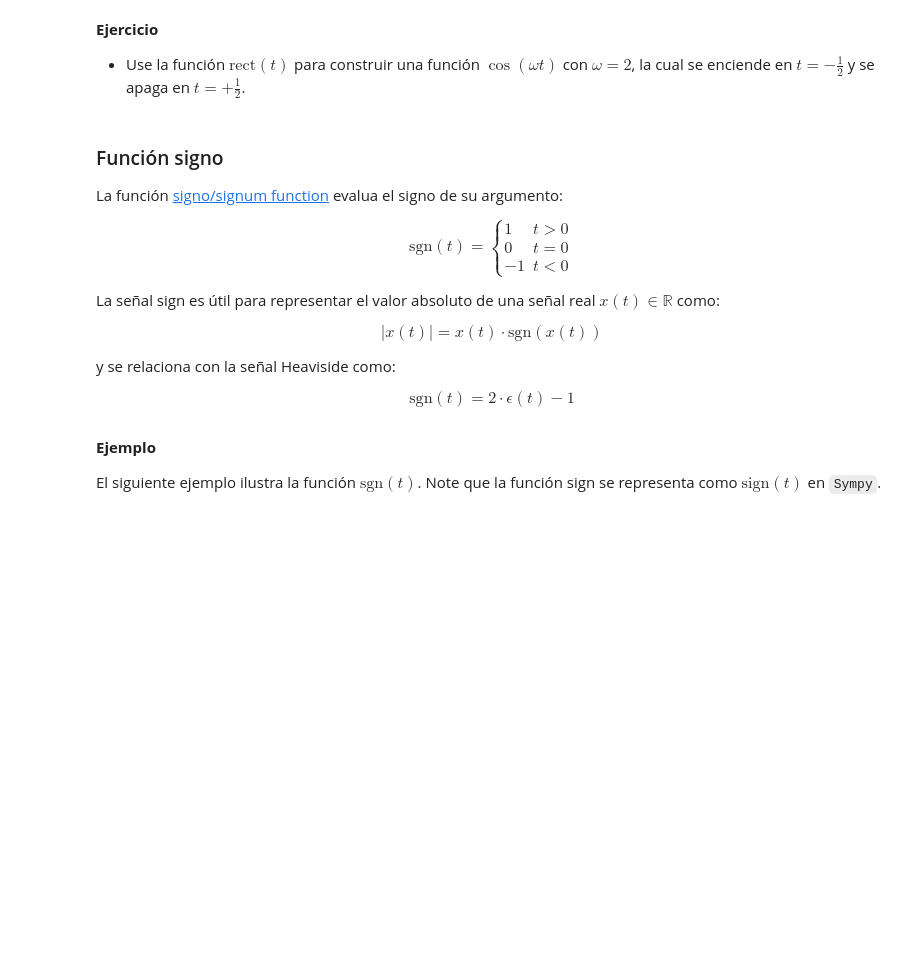
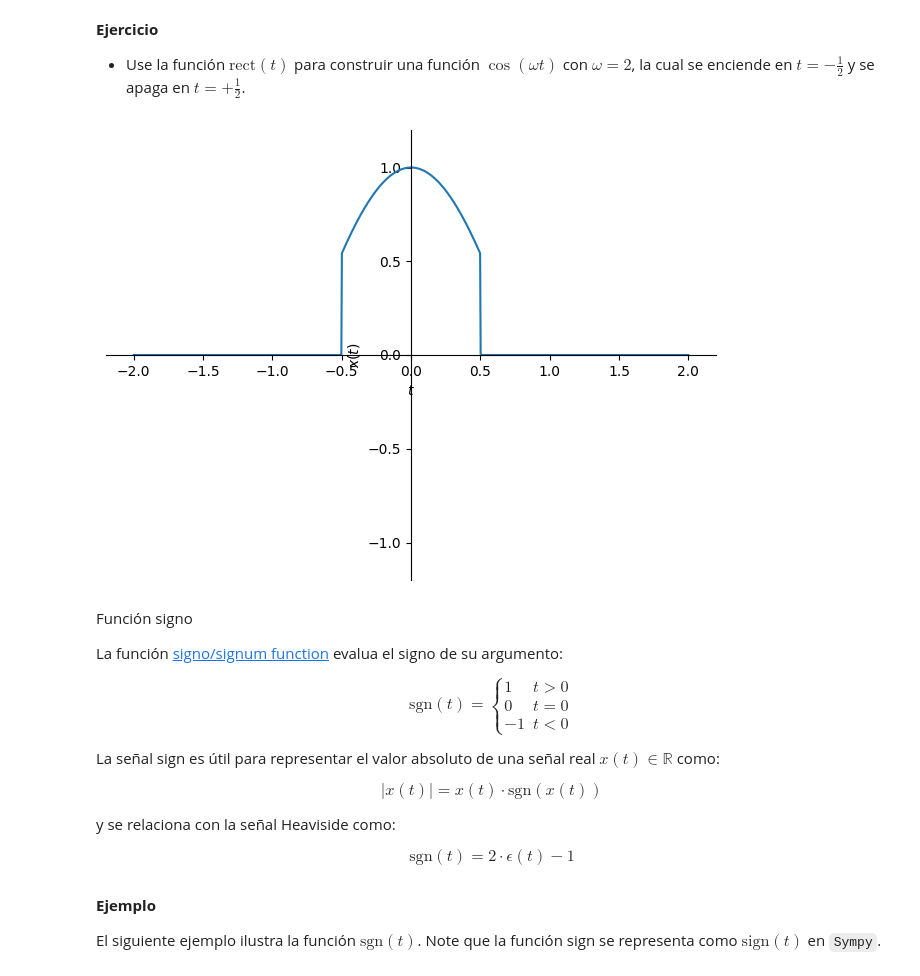
Before and after one commit to Jleytong/Se-alesySistemas, a Jupyter notebook: Cuaderno2.ipynb, the cells around one changed output. Saved outputs shown, nothing was run; the diff lists cells and outputs as text; code cells hidden in the pictures; blank space fills up the shorter version.

```diff
--- a/Cuaderno2.ipynb
+++ b/Cuaderno2.ipynb
@@ -302,8 +302,14 @@ sym.plot(rect_, (t,-1,10),ylim=[-0.2,5.2],ylabel=r'rect$(t)$');
 **Ejercicio**
 
 * Use la función $\text{rect}(t)$ para construir una función $\cos(\omega t)$ con $\omega=2$, la cual se enciende en $t=-\frac{1}{2}$ y se apaga en $t=+\frac{1}{2}$.
+# %%
+omega = 2
+rect = sym.Heaviside(t + 0.5) - sym.Heaviside(t - 0.5)
+sym.plot(rect*sym.cos(omega*t), (t, -2, 2), ylim=[-1.2, 1.2], ylabel=r'$x(t)$');
+# %% [output]
+[figure, added]
 # %% [markdown]
-### Función signo
+Función signo
 
 La función [signo/signum function](https://en.wikipedia.org/wiki/Sign_function) evalua el signo de su argumento:
 
```
